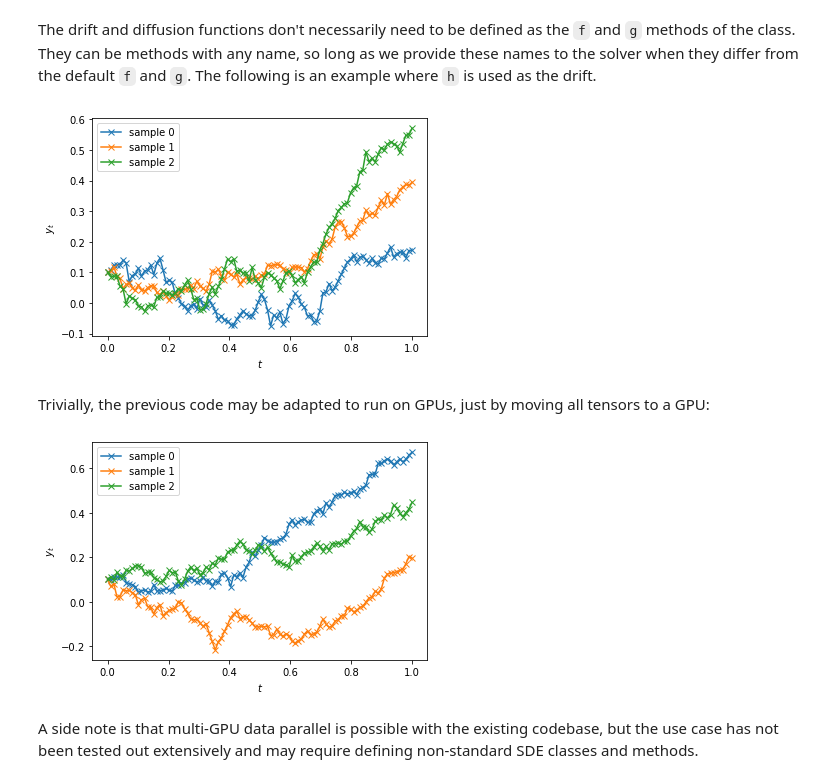
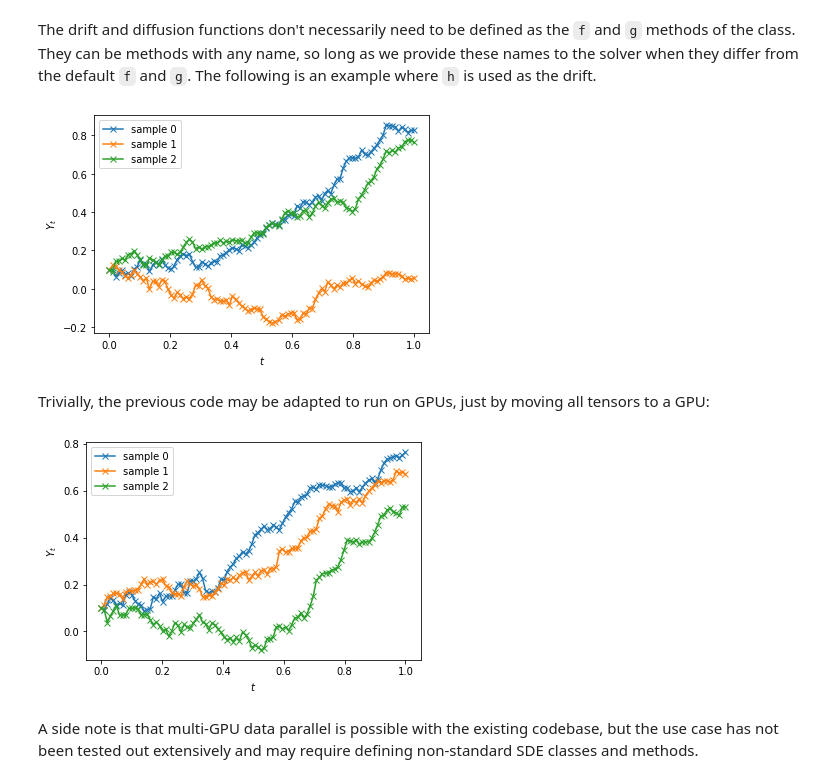
Before and after one commit to google-research/torchsde, a Jupyter notebook: examples/demo.ipynb, the cells around one changed output. Saved outputs shown, nothing was run; the diff lists cells and outputs as text; code cells hidden in the pictures.

```diff
--- a/examples/demo.ipynb
+++ b/examples/demo.ipynb
@@ -19,6 +18,16 @@ if module_path not in sys.path:
 import matplotlib.pyplot as plt
 
 import torchsde
+
+def plot(ts, samples, xlabel, ylabel, title=''):
+    plt.figure()
+    for i, sample in enumerate(samples):
+        plt.plot(ts, sample, marker='x', label=f'sample {i}')
+    plt.title(title)
+    plt.xlabel(xlabel)
+    plt.ylabel(ylabel)
+    plt.legend()
+    plt.show()
 # %% [markdown]
 Just like how each ordinary differential equation (ODE) is governed by a vector field, a stochastic differential equation (SDE) is governed by two vector fields, which are called the **drift** and **diffusion** functions:
 $$dy(t) = \underbrace{f(t, y(t), \theta_f)}_{\text{drift}} dt + \underbrace{g(t, y(t), \theta_g)}_{\text{diffusion}} dW(t).$$
@@ -33,7 +42,7 @@ class SDE(nn.Module):
 
     def __init__(self):
         super().__init__()
-        self.theta = nn.Parameter(torch.tensor(0.1), requires_grad=False)  # Scalar parameter.
+        self.theta = nn.Parameter(torch.tensor(0.1), requires_grad=True)  # Scalar parameter.
         self.noise_type = "diagonal"
         self.sde_type = "ito"
 
@@ -51,19 +60,13 @@ The codebase supports both Itô SDEs based on [Itô integrals](https://en.wikipe
 
 Now we instantiate an object of the SDE class and call the function `sdeint` on it.
 # %%
-batch_size, state_size, T = 3, 1, 100
+batch_size, state_size, t_size = 3, 1, 100
 sde = SDE()
-ts = torch.linspace(0, 1, T)
+ts = torch.linspace(0, 1, t_size)
 y0 = torch.full(size=(batch_size, state_size), fill_value=0.1)
 
 with torch.no_grad():
-    ys = torchsde.sdeint(sde, y0, ts, method='srk')  # (T, batch_size, state_size) = (100, 3, 1).
+    ys = torchsde.sdeint(sde, y0, ts, method='euler')  # (t_size, batch_size, state_size) = (100, 3, 1).
 
-plt.figure()
-for i in range(batch_size):
-    plt.plot(ts, ys[:, i].squeeze(), marker='x', label=f'sample {i}')
-plt.xlabel('$t$')
-plt.ylabel('$y_t$')
-plt.legend()
-plt.show()
+plot(ts, ys.squeeze().t(), xlabel='$t$', ylabel='$Y_t$')
 # %% [output]
@@ -94,32 +91,27 @@ The drift and diffusion functions don't necessarily need to be defined as the `f
 # %%
 class SDENewName(nn.Module):
 
     def __init__(self):
         super().__init__()
         self.theta = nn.Parameter(torch.tensor(0.1), requires_grad=False)  # Scalar parameter.
         self.noise_type = "diagonal"
         self.sde_type = "ito"
 
     def h(self, t, y):
         return torch.sin(t) + self.theta * y
 
     def g(self, t, y):
         return 0.3 * torch.sigmoid(torch.cos(t) * torch.exp(-y))
 
 sde_new_name = SDENewName()
 
 with torch.no_grad():
-    ys = torchsde.sdeint(sde_new_name, y0, ts, method='srk', names={'drift': 'h'})  # Supply a dictionary to the argument `names`.
+    # Supply a dictionary to the argument `names`.
+    ys = torchsde.sdeint(sde_new_name, y0, ts, method='euler', names={'drift': 'h'})
 
-plt.figure()
-for i in range(batch_size):
-    plt.plot(ts, ys[:, i].squeeze(), marker='x', label=f'sample {i}')
-plt.xlabel('$t$')
-plt.ylabel('$y_t$')
-plt.legend()
-plt.show()
+plot(ts, ys.squeeze().t(), xlabel='$t$', ylabel='$Y_t$')
 # %% [output]
-[figure, old version]
+[figure, new version]
 # %% [markdown]
 Trivially, the previous code may be adapted to run on GPUs, just by moving all tensors to a GPU:
 # %%
@@ -129,17 +121,11 @@ if torch.cuda.is_available():
     ts = ts.to(gpu)
     y0 = y0.to(gpu)
     with torch.no_grad():
-        ys = torchsde.sdeint(sde, y0, ts, method='srk')  # (100, 3, 1).
+        ys = torchsde.sdeint(sde, y0, ts, method='euler')  # (100, 3, 1).
 
-    plt.figure()
-    for i in range(batch_size):
-        plt.plot(ts.cpu(), ys[:, i].squeeze().cpu(), marker='x', label=f'sample {i}')
-    plt.xlabel('$t$')
-    plt.ylabel('$y_t$')
-    plt.legend()
-    plt.show()
+    plot(ts.cpu(), ys.squeeze().t().cpu(), xlabel='$t$', ylabel='$Y_t$')
 # %% [output]
-[figure, old version]
+[figure, new version]
 # %% [markdown]
 A side note is that multi-GPU data parallel is possible with the existing codebase, but the use case has not been tested out extensively and may require defining non-standard SDE classes and methods.
 # %% [markdown]
```
Also changed, not shown: parts of 14 cells of this notebook.
